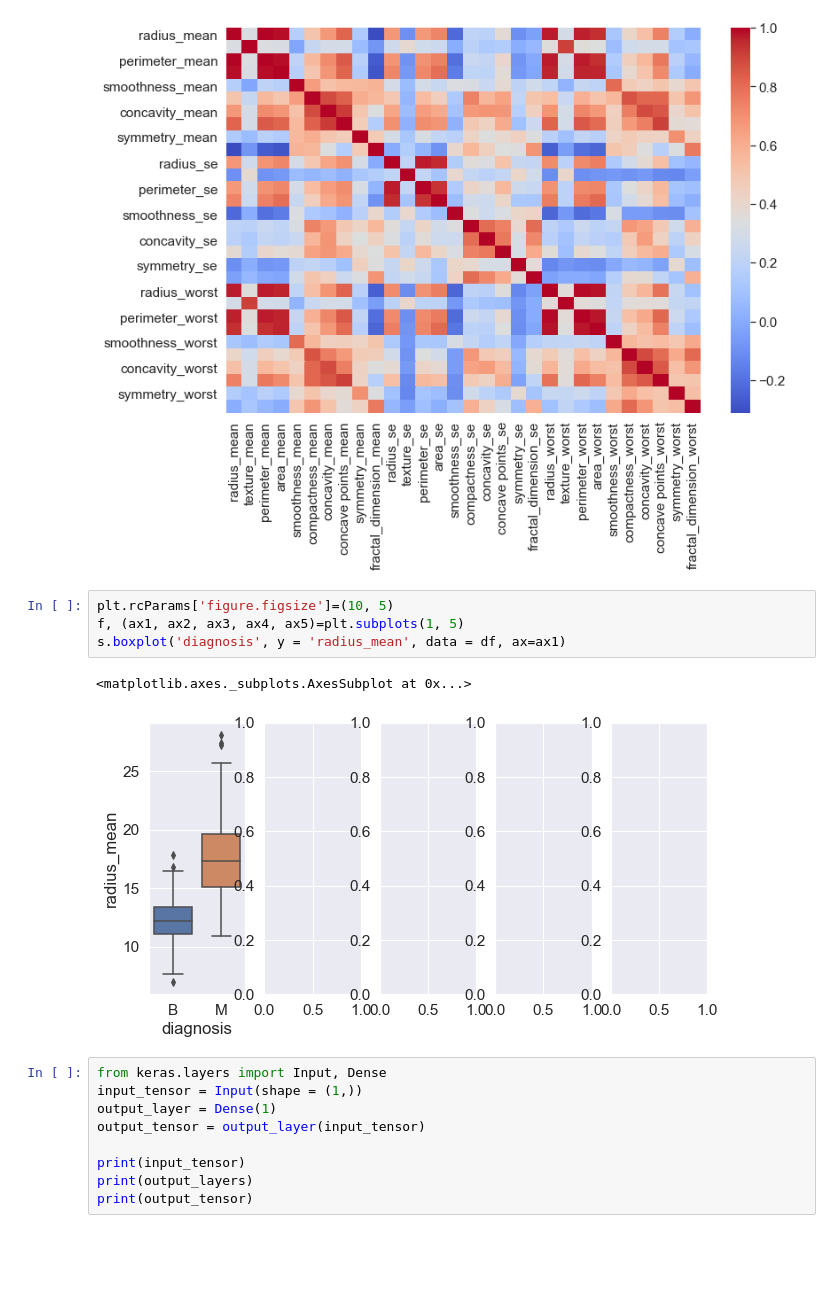
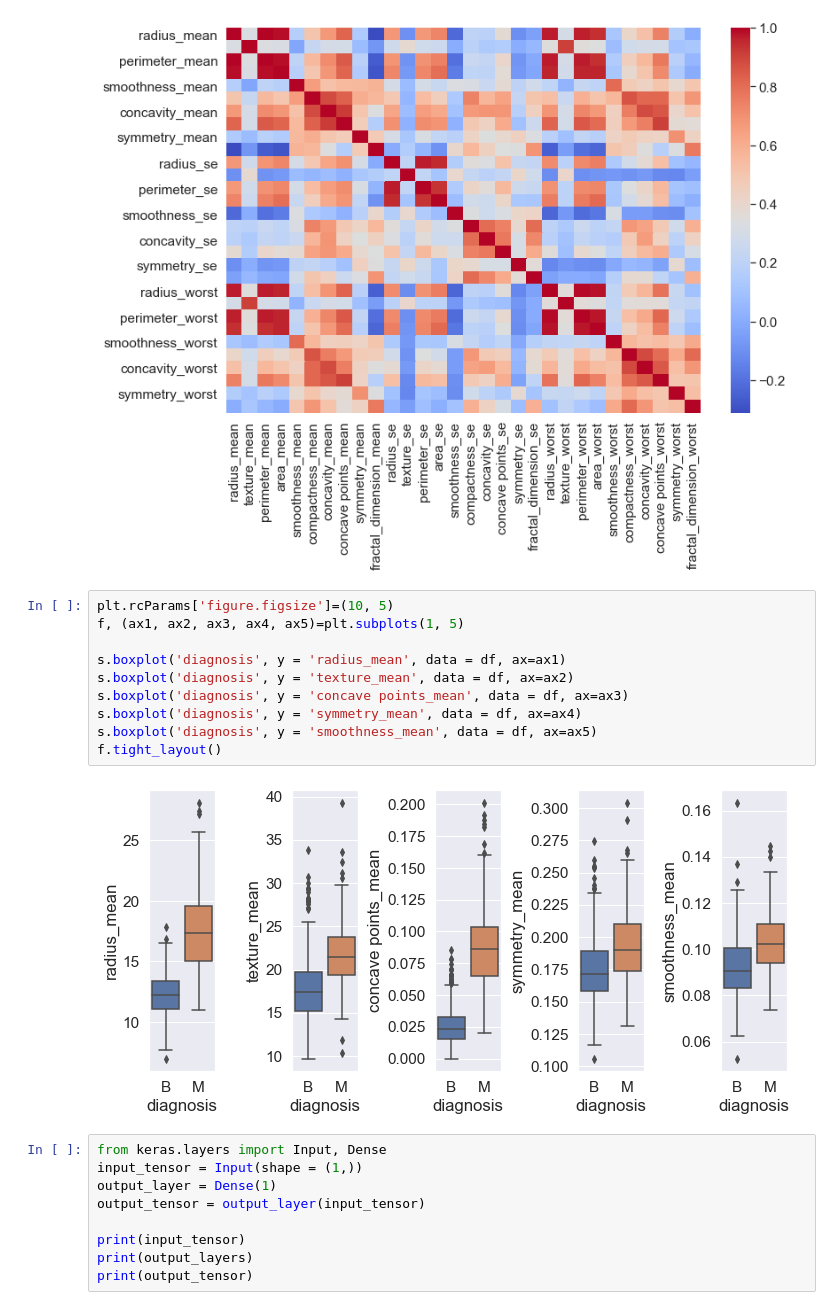
Before and after one commit to LinaSachuk/Deploying-Machine-Learning-Models, a Jupyter notebook: Breast Cancer Classification.ipynb, the cells around one changed output. Saved outputs shown, nothing was run; the diff lists cells and outputs as text; blank space fills up the shorter version.

Commit message:
added boxplots

```diff
--- a/Breast Cancer Classification.ipynb
+++ b/Breast Cancer Classification.ipynb
@@ -123,10 +123,15 @@ s.heatmap(df.drop('diagnosis', axis=1).drop('id', axis=1).corr(), cmap='coolwarm
 # %%
 plt.rcParams['figure.figsize']=(10, 5)
 f, (ax1, ax2, ax3, ax4, ax5)=plt.subplots(1, 5)
+
 s.boxplot('diagnosis', y = 'radius_mean', data = df, ax=ax1)
+s.boxplot('diagnosis', y = 'texture_mean', data = df, ax=ax2)
+s.boxplot('diagnosis', y = 'concave points_mean', data = df, ax=ax3)
+s.boxplot('diagnosis', y = 'symmetry_mean', data = df, ax=ax4)
+s.boxplot('diagnosis', y = 'smoothness_mean', data = df, ax=ax5)
+f.tight_layout()
 # %% [output]
-<matplotlib.axes._subplots.AxesSubplot at 0x...>
-[figure, old version]
+[figure, new version]
 # %%
 from keras.layers import Input, Dense
 input_tensor = Input(shape = (1,))
```
Also changed, not shown: 2 other files.
